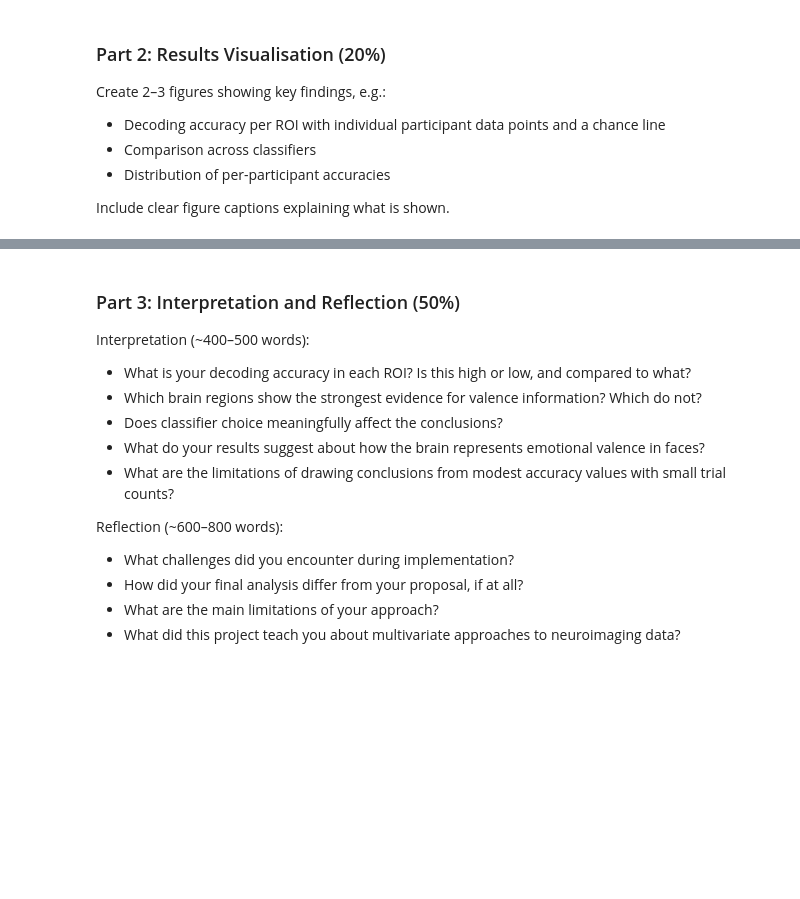
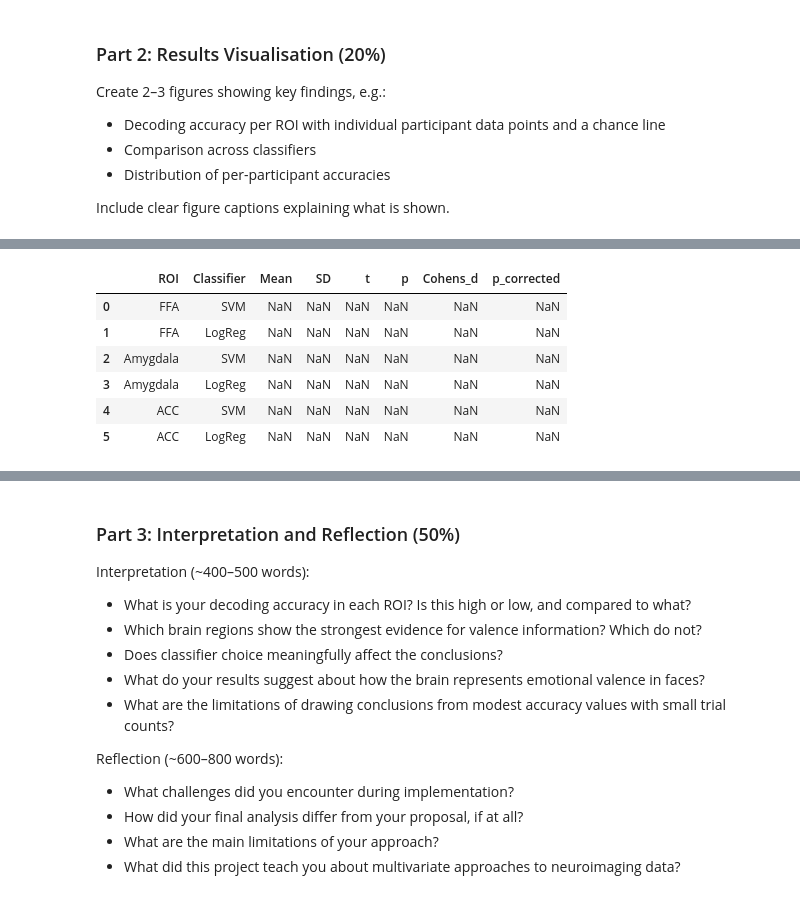
Before and after one commit to lynnv-hub/Mind_Reading, a Jupyter notebook: MVPA_Report2_Template.ipynb, the cells around one changed output, grey strips where cells are left out. Drawn from its saved outputs; the diff is of its cells as text; code cells hidden in the pictures; blank space fills up the shorter version.

```diff
--- a/MVPA_Report2_Template.ipynb
+++ b/MVPA_Report2_Template.ipynb
@@ -358,0 +612,42 @@ Include clear figure captions explaining what is shown.
+# %%
+#Summary statistics table
+def cohens_d(accs, chance=0.5):
+    return (accs.mean() - chance) / accs.std(ddof=1)
+
+summary = []
+
+for roi in roi_order:
+    for clf in clf_order:
+        subset = results_df[
+            (results_df['roi'] == roi) &
+            (results_df['classifier'] == clf)
+        ]
+
+        accs = subset['accuracy'].values
+
+        t, p = ttest_1samp(accs, 0.5, alternative='greater')
+
+        summary.append({
+            'ROI': roi,
+            'Classifier': clf,
+            'Mean': accs.mean(),
+            'SD': accs.std(ddof=1),
+            't': t,
+            'p': p,
+            'Cohens_d': cohens_d(accs)
+        })
+
+summary_df = pd.DataFrame(summary)
+
+# Bonferroni correction (6 tests)
+summary_df['p_corrected'] = (summary_df['p'] * 6).clip(upper=1.0)
+
+summary_df
+# %% [output]
+|  | ROI | Classifier | Mean | SD | t | p | Cohens_d | p_corrected |
+| 0 | FFA | SVM | NaN | NaN | NaN | NaN | NaN | NaN |
+| 1 | FFA | LogReg | NaN | NaN | NaN | NaN | NaN | NaN |
+| 2 | Amygdala | SVM | NaN | NaN | NaN | NaN | NaN | NaN |
+| 3 | Amygdala | LogReg | NaN | NaN | NaN | NaN | NaN | NaN |
+| 4 | ACC | SVM | NaN | NaN | NaN | NaN | NaN | NaN |
+| 5 | ACC | LogReg | NaN | NaN | NaN | NaN | NaN | NaN |
```
Also changed, not shown: parts of 15 cells of this notebook.
